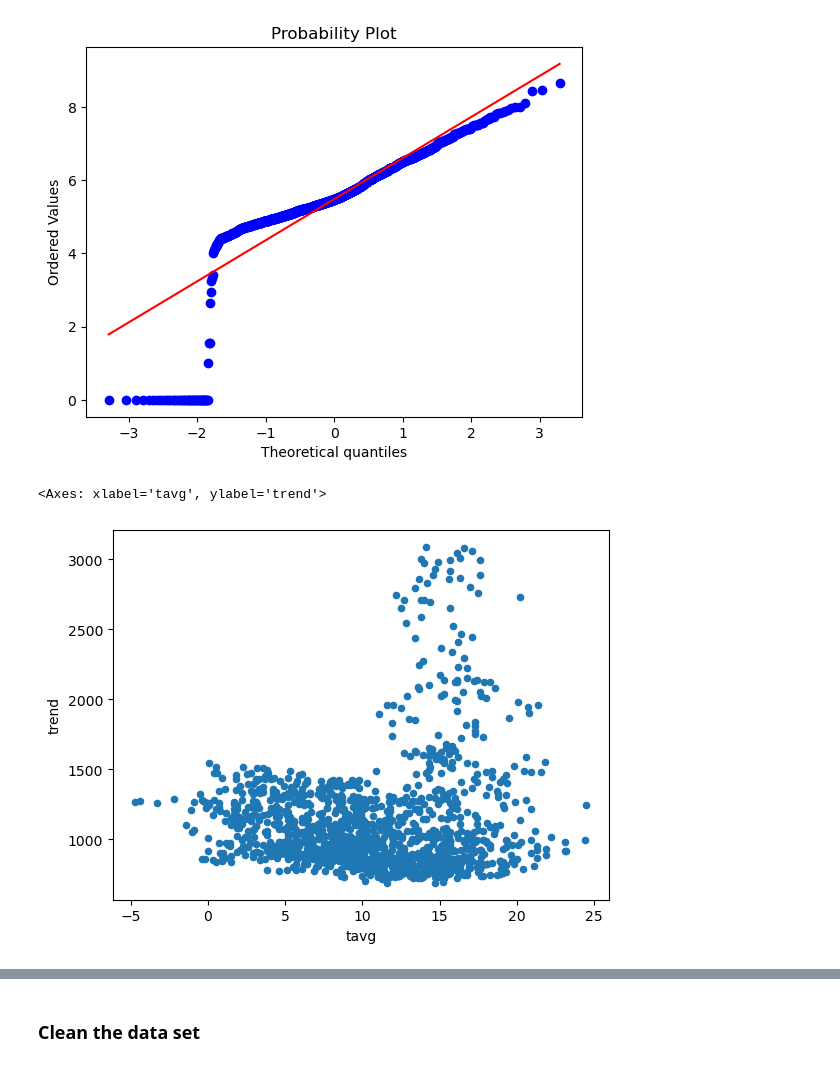
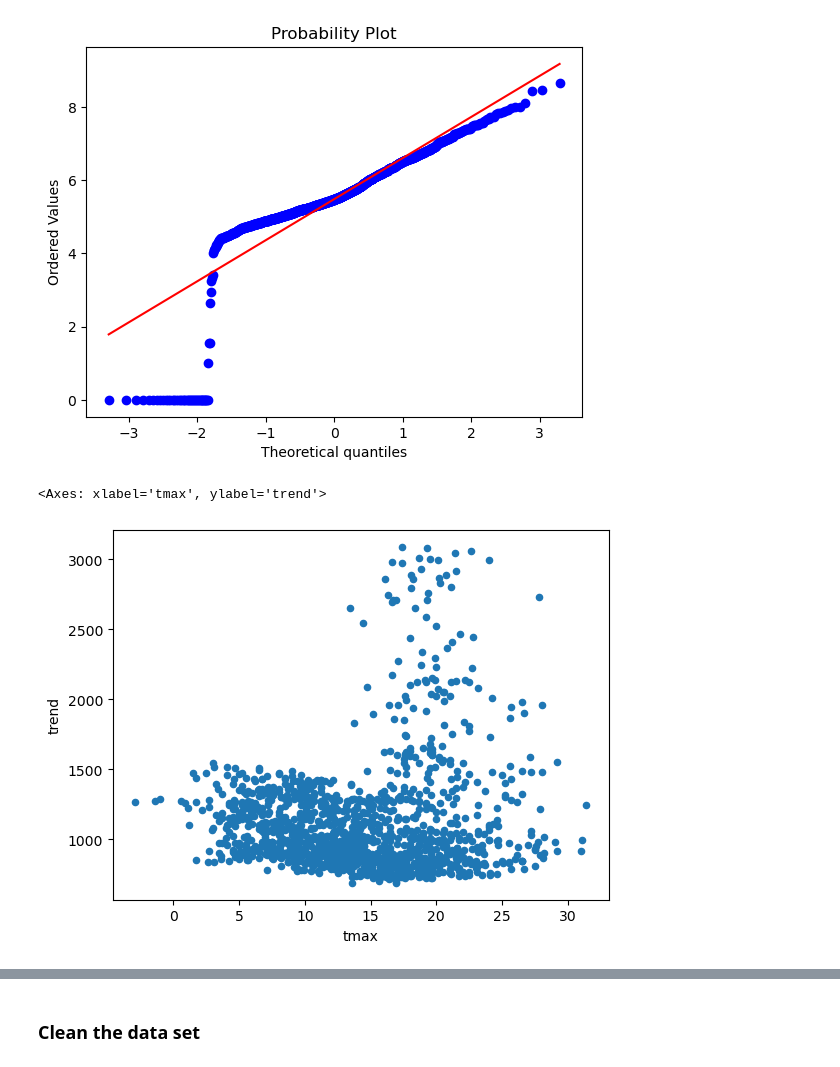
Before and after one commit to celiason/museum-visitor-model, a Jupyter notebook: sentiment.ipynb, the cells around one changed output, grey strips where cells are left out. Drawn from its saved outputs; the diff is of its cells as text; code cells hidden in the pictures.

```diff
--- a/sentiment.ipynb
+++ b/sentiment.ipynb
@@ -627,0 +651,32 @@ plt.show()
+# %%
+# impute missing precip data
+
+import numpy as np
+from sklearn.impute import KNNImputer
+
+nan = np.nan
+
+X = climdat[['prcp','tmax','tmin','wspd']]
+
+imputer = KNNImputer(n_neighbors=2, weights="uniform")
+
+tmp = imputer.fit_transform(X)
+
+tmp = pd.DataFrame(tmp, columns=['prcp','tmax','tmin','wspd'])
+
+# tmp.head()
+# tmp.plot(subplots=True, layout=(2,2), figsize=(10,10))
+# array([[1. , 2. , 4. ],
+#        [3. , 4. , 3. ],
+#        [5.5, 6. , 5. ],
+#        [8. , 8. , 7. ]])
+
+# print(len(tmp), len(climdat))
+
+climdat[['prcp','tmax','tmin','wspd']] = tmp[['prcp','tmax','tmin','wspd']]
+
+print(climdat.head())
+
+climdat.plot(x='datetime', y=['prcp','tmax','tmin','wspd'], subplots=True, layout=(2,2), figsize=(10,10))
+
+climdat[['datetime','prcp']].to_csv('data/processed/climdat_check.csv', index=False)
@@ -628,4 +702,9 @@ plt.show()
 # %%
 # add weather data to the merged data
 # Convert 'time' column to datetime
-climdat['time'] = pd.to_datetime(climdat['time']).dt.date
+climdat['time'] = pd.to_datetime(climdat['datetime']).dt.date
+
+# Merge weather data with the merged_data DataFrame
+merged_data_clim = pd.merge(merged_data, climdat, left_on='Date', right_on='time', how='left')
+merged_data_clim.head()
+# merged_data_clim.columns
@@ -765,7 +834,8 @@ def is_within_date_range(date, start, end):
 # Define the date ranges for the exhibits
 exhibit_ranges = [
     ('2015-10-24', '2016-03-01'),  # death: the human experience
-    ('2015-07-04', '2015-09-13')  # art in nature
+    ('2015-07-04', '2015-09-13'),  # art in nature
+    ('2015-05-16', '2015-08-31'), # hogmorth
     # '2016-04-22' # art from everywhere
     # '2016-05-21' # rembrandt
 ]
@@ -853,7 +923,7 @@ plt.show()
 # %% [output]
 [figure]
 # %%
-merged_data_clim.plot(x='tavg', y='trend', kind='scatter')
+merged_data_clim.plot(x='tmax', y='trend', kind='scatter')
 # %% [output]
-<Axes: xlabel='tavg', ylabel='trend'>
+<Axes: xlabel='tmax', ylabel='trend'>
-[figure, old version]
+[figure, new version]
```
Also changed, not shown: parts of 49 cells of this notebook, 8 other files.
